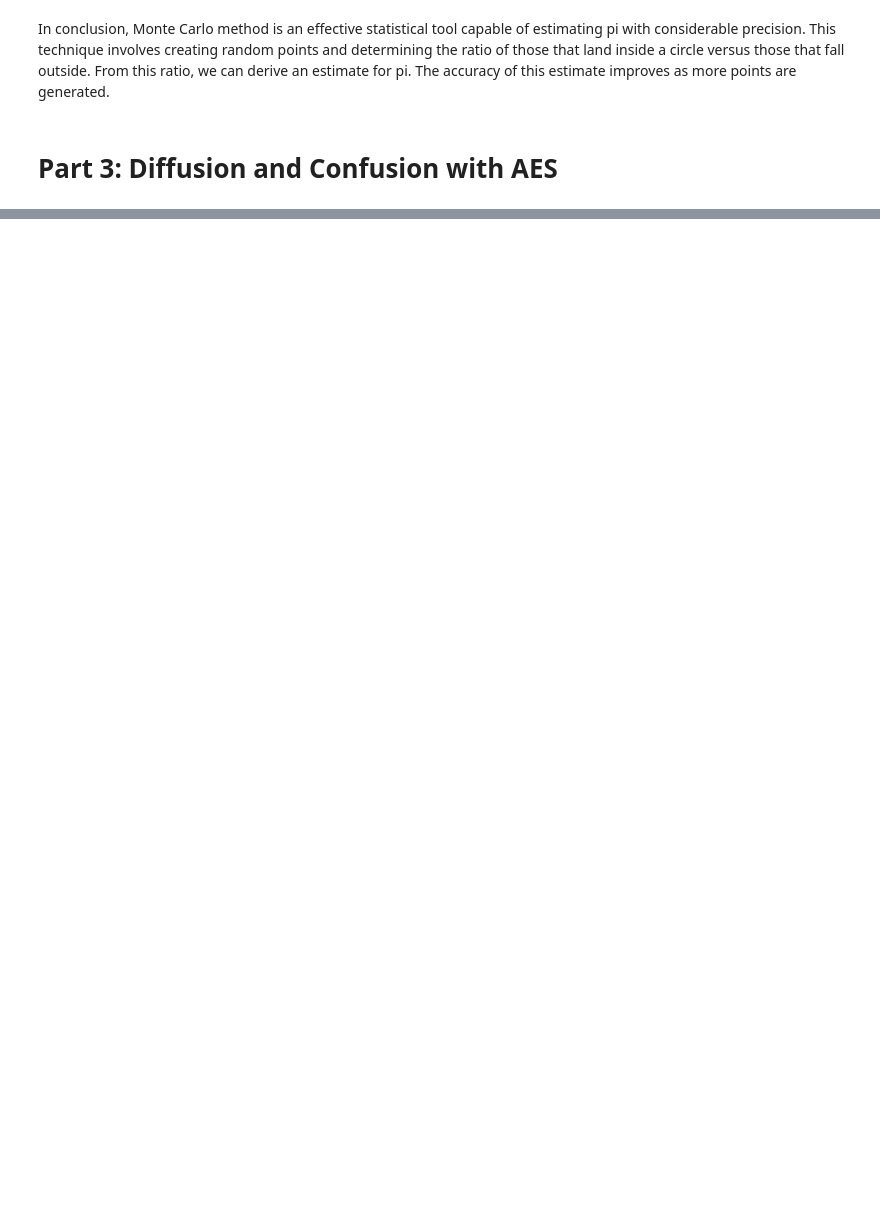
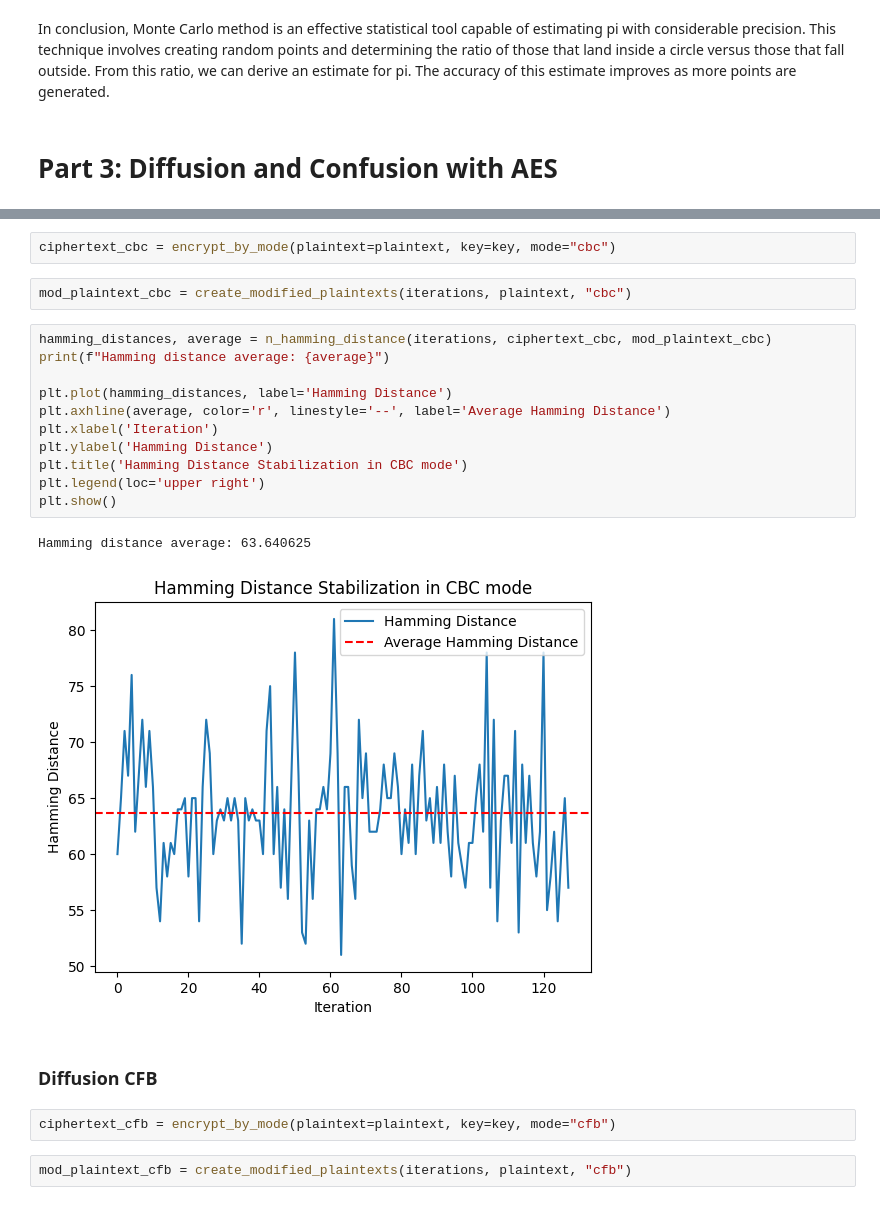
Before and after one commit to Luisbp27/unibo, a Jupyter notebook: EADS/Block Ciphers/EncryptionEagles.ipynb, the cells around one changed output, grey strips where cells are left out. Drawn from its saved outputs; the diff is of its cells as text; blank space fills up the shorter version.

```diff
--- a/EADS/Block Ciphers/EncryptionEagles.ipynb
+++ b/EADS/Block Ciphers/EncryptionEagles.ipynb
@@ -190,0 +269,24 @@ In conclusion, Monte Carlo method is an effective statistical tool capable of es
+# %%
+ciphertext_cbc = encrypt_by_mode(plaintext=plaintext, key=key, mode="cbc")
+# %%
+mod_plaintext_cbc = create_modified_plaintexts(iterations, plaintext, "cbc")
+# %%
+hamming_distances, average = n_hamming_distance(iterations, ciphertext_cbc, mod_plaintext_cbc)
+print(f"Hamming distance average: {average}")
+
+plt.plot(hamming_distances, label='Hamming Distance')
+plt.axhline(average, color='r', linestyle='--', label='Average Hamming Distance')
+plt.xlabel('Iteration')
+plt.ylabel('Hamming Distance')
+plt.title('Hamming Distance Stabilization in CBC mode')
+plt.legend(loc='upper right')
+plt.show()
+# %% [output]
+Hamming distance average: 63.640625
+[figure, added]
+# %% [markdown]
+### Diffusion CFB
+# %%
+ciphertext_cfb = encrypt_by_mode(plaintext=plaintext, key=key, mode="cfb")
+# %%
+mod_plaintext_cfb = create_modified_plaintexts(iterations, plaintext, "cfb")
```
Also changed, not shown: parts of 24 cells of this notebook, 4 other files.
